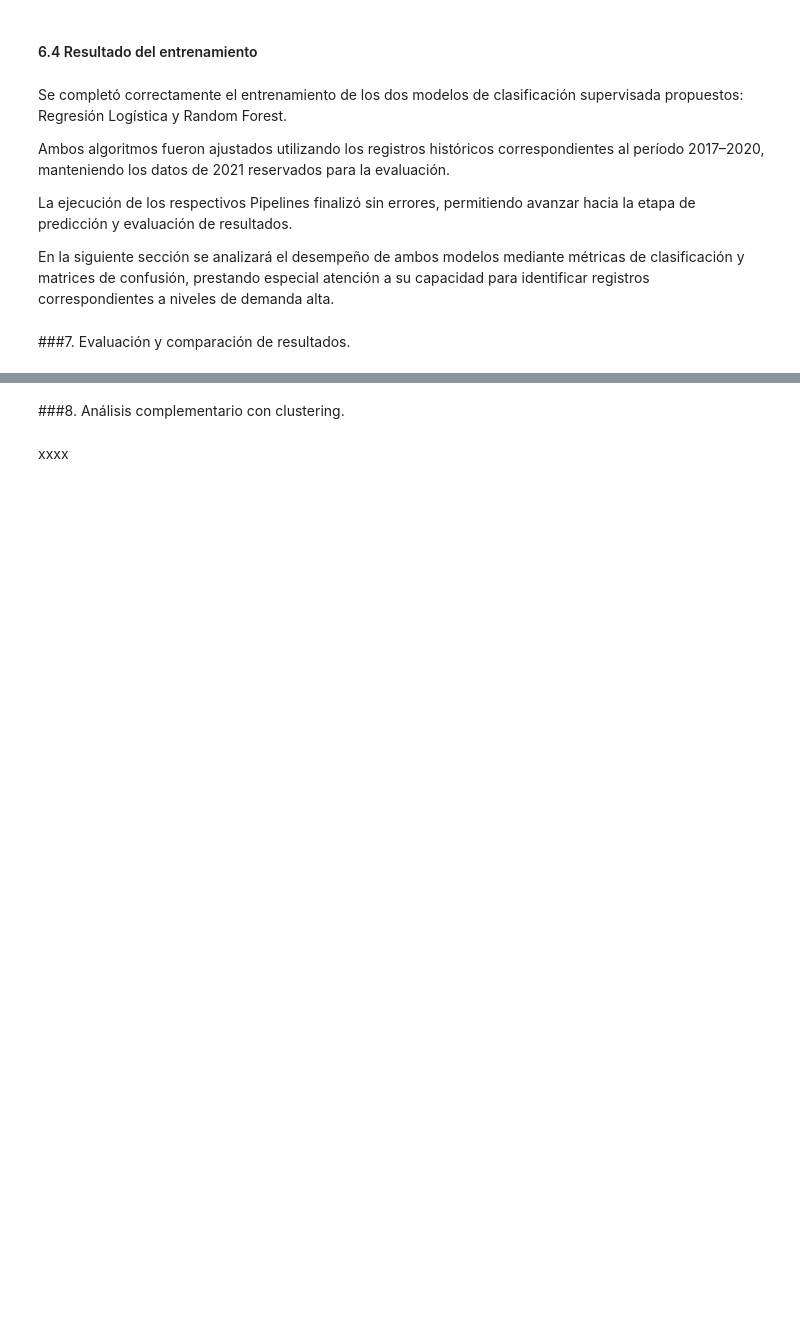
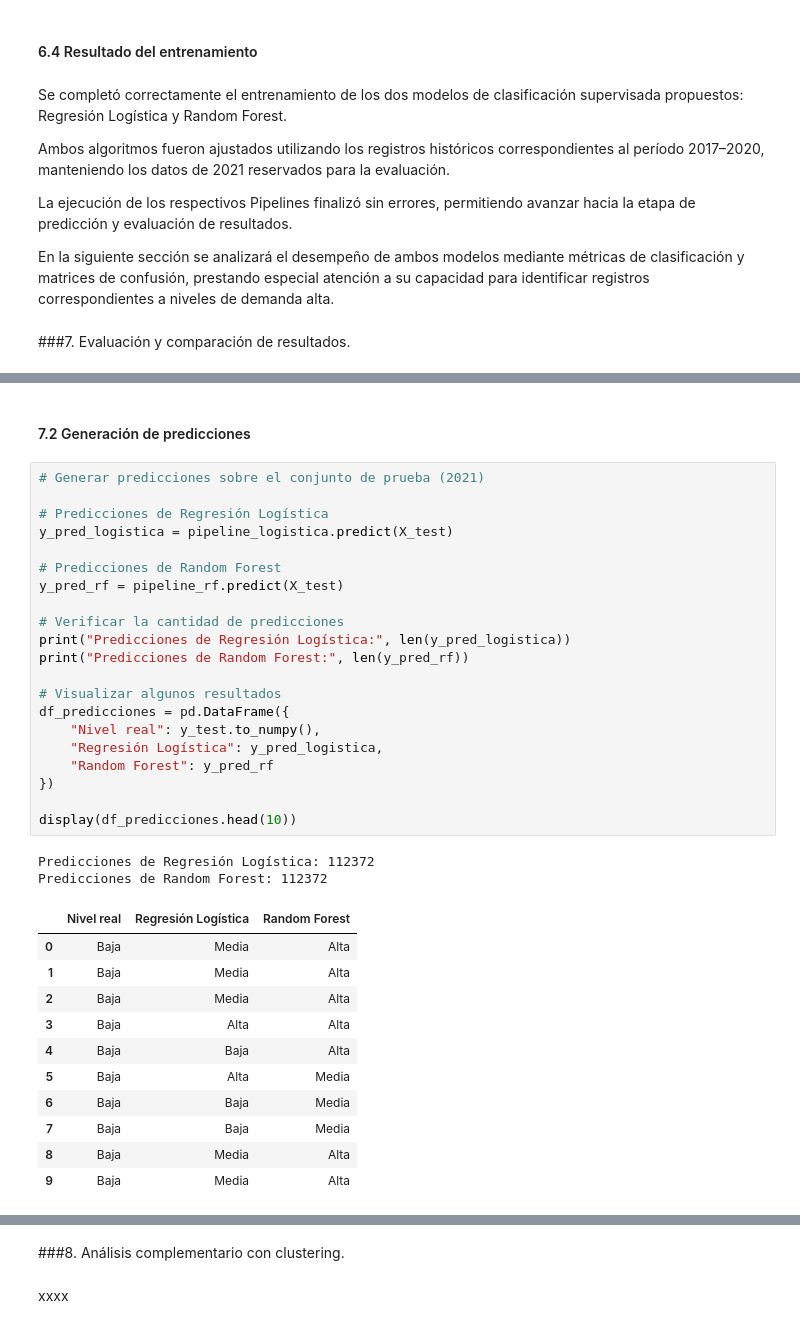
Before and after one commit to ChronosXV/Metodologia_grupo2, a Jupyter notebook: Metodologia_1_Grupo_2_Modelado_ML.ipynb, the cells around one changed output, grey strips where cells are left out. Saved outputs shown, nothing was run; the diff lists cells and outputs as text; blank space fills up the shorter version.

```diff
--- a/Metodologia_1_Grupo_2_Modelado_ML.ipynb
+++ b/Metodologia_1_Grupo_2_Modelado_ML.ipynb
@@ -703,0 +729,37 @@ xxxx
+# %% [markdown]
+#### 7.2 Generación de predicciones
+# %%
+# Generar predicciones sobre el conjunto de prueba (2021)
+
+# Predicciones de Regresión Logística
+y_pred_logistica = pipeline_logistica.predict(X_test)
+
+# Predicciones de Random Forest
+y_pred_rf = pipeline_rf.predict(X_test)
+
+# Verificar la cantidad de predicciones
+print("Predicciones de Regresión Logística:", len(y_pred_logistica))
+print("Predicciones de Random Forest:", len(y_pred_rf))
+
+# Visualizar algunos resultados
+df_predicciones = pd.DataFrame({
+    "Nivel real": y_test.to_numpy(),
+    "Regresión Logística": y_pred_logistica,
+    "Random Forest": y_pred_rf
+})
+
+display(df_predicciones.head(10))
+# %% [output]
+Predicciones de Regresión Logística: 112372
+Predicciones de Random Forest: 112372
+|  | Nivel real | Regresión Logística | Random Forest |
+| 0 | Baja | Media | Alta |
+| 1 | Baja | Media | Alta |
+| 2 | Baja | Media | Alta |
+| 3 | Baja | Alta | Alta |
+| 4 | Baja | Baja | Alta |
+| 5 | Baja | Alta | Media |
+| 6 | Baja | Baja | Media |
+| 7 | Baja | Baja | Media |
+| 8 | Baja | Media | Alta |
+| 9 | Baja | Media | Alta |
```
Also changed, not shown: parts of 19 cells of this notebook.
